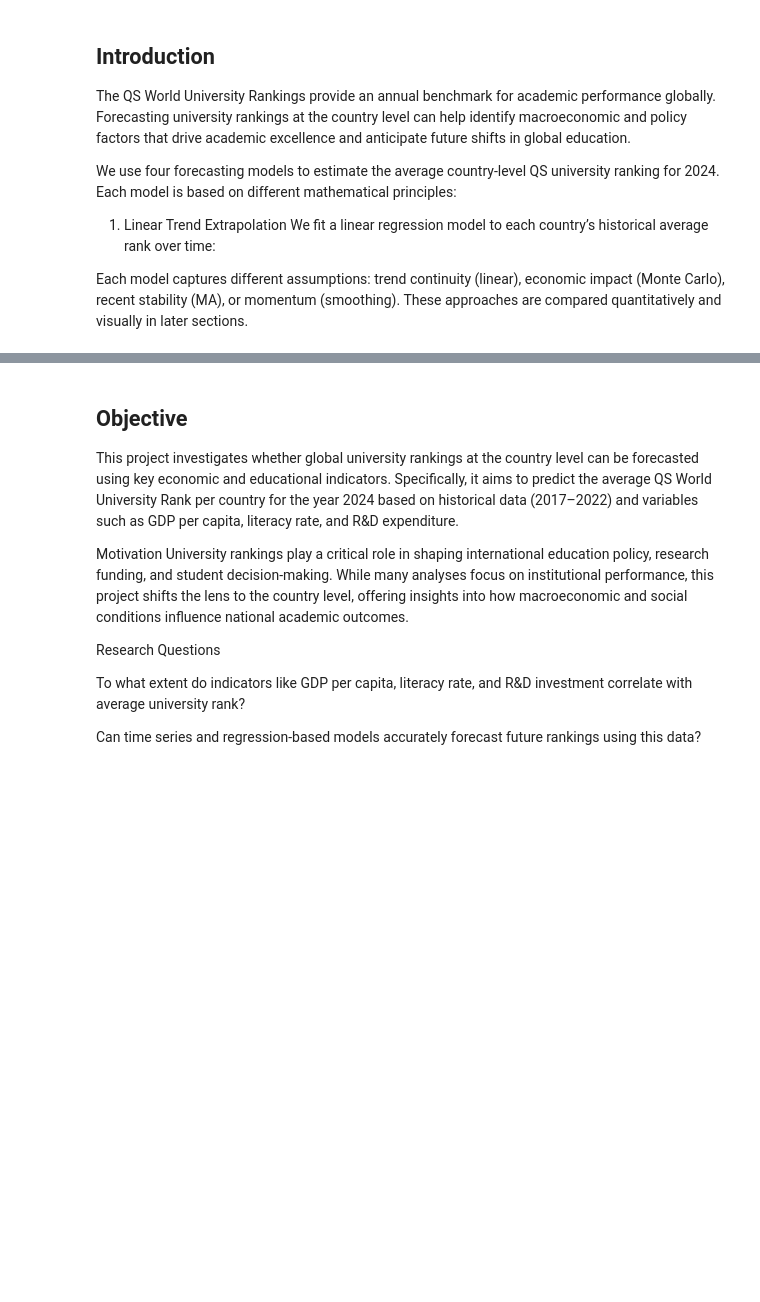
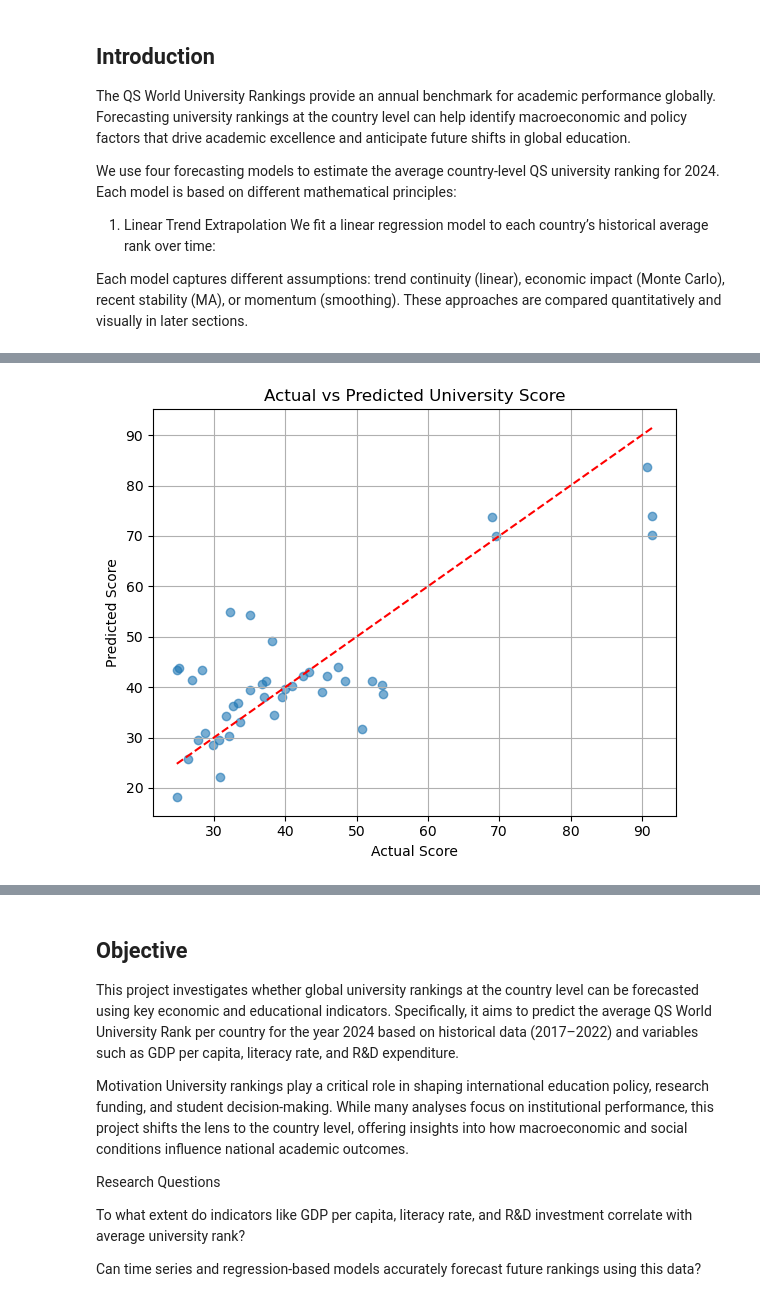
Before and after one commit to i11g/Data-Science-Project, a Jupyter notebook: Data.ipynb, the cells around one changed output, grey strips where cells are left out. Saved outputs shown, nothing was run; the diff lists cells and outputs as text; code cells hidden in the pictures; blank space fills up the shorter version.

```diff
--- a/Data.ipynb
+++ b/Data.ipynb
@@ -32,0 +623,18 @@ Each model captures different assumptions: trend continuity (linear), economic i
+# %%
+# Fit the model
+reg = LinearRegression()
+reg.fit(X, y)
+
+# Predict
+y_pred = reg.predict(X)
+
+# R-squared
+r2 = r2_score(y, y_pred)
+
+# Coefficients
+print("📊 Multiple Linear Regression Results:")
+for feature, coef in zip(features, reg.coef_):
+    print(f"{feature}: {coef:.4f}")
+
+print(f"\nIntercept: {reg.intercept_:.2f}")
+print(f"R² (explained variance): {r2:.4f}")
@@ -32,0 +652,14 @@ Each model captures different assumptions: trend continuity (linear), economic i
+# %%
+import matplotlib.pyplot as plt
+
+plt.figure(figsize=(6, 5))
+plt.scatter(y, y_pred, alpha=0.6)
+plt.plot([y.min(), y.max()], [y.min(), y.max()], 'r--')
+plt.xlabel("Actual Score")
+plt.ylabel("Predicted Score")
+plt.title("Actual vs Predicted University Score")
+plt.grid(True)
+plt.tight_layout()
+plt.show()
+# %% [output]
+[figure, added]
```
Also changed, not shown: parts of 30 cells of this notebook.
